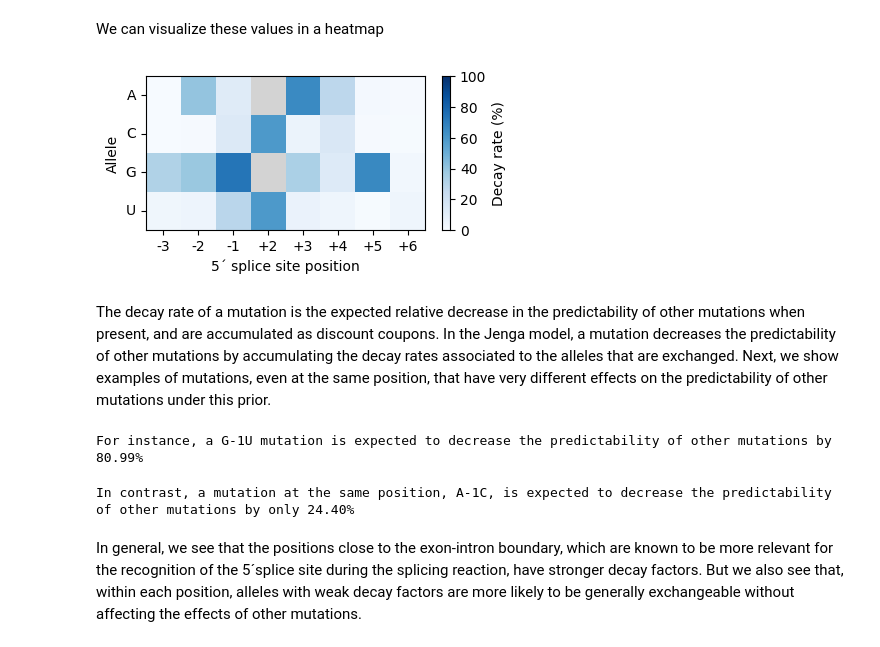
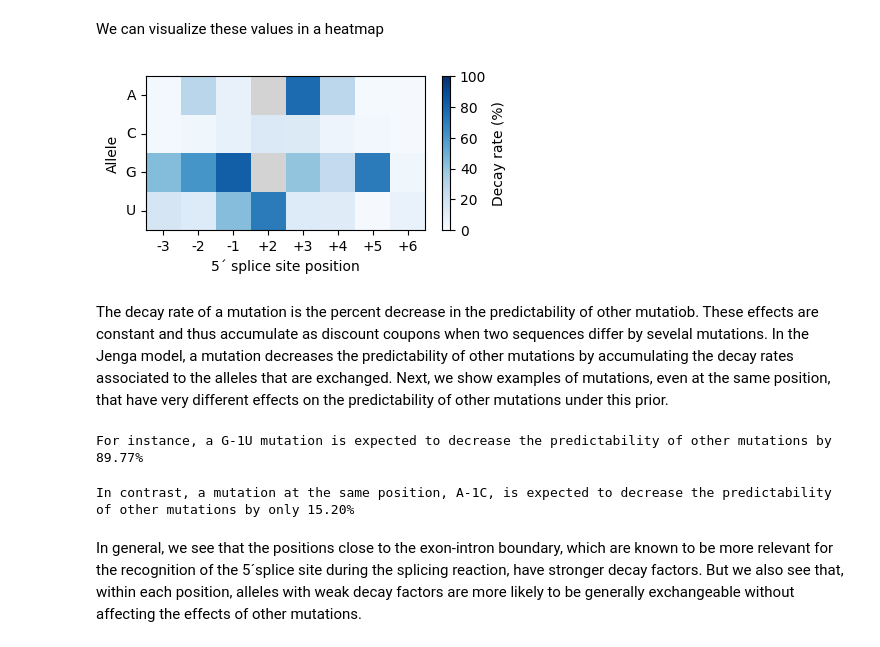
Before and after one commit to cmarti/epik, a Jupyter notebook: docs/usage/tutorial.ipynb, the cells around one changed output. Drawn from its saved outputs; the diff is of its cells as text; code cells hidden in the pictures.

```diff
--- a/docs/usage/tutorial.ipynb
+++ b/docs/usage/tutorial.ipynb
@@ -52,5 +54,5 @@ We next split the data into training and test subsets with `split_training_test`
 # %%
-splits = split_training_test(X, y, y_var, ptrain=0.05, dtype=torch.float32)
+splits = split_training_test(X, y, y_var, ptrain=0.075, dtype=torch.float32)
 train_x, train_y, test_x, test_y, train_y_var = splits
 
 # Subsample test data
@@ -63,11 +67,11 @@ To define an `EpiK` model, we first need to specify the kernel function that we
 # %%
 kernel = ConnectednessKernel(n_alleles=4, seq_length=8)
-model = EpiK(kernel, track_progress=True, learning_rate=0.1)
+model = EpiK(kernel, track_progress=True)
 model.set_data(train_x, train_y, train_y_var)
 # %% [markdown]
 After defining the `EpiK` model, we load the training data in the model and optimize the kernel hyperparameters by maximizing the marginal likelihood using the Adam optimizer for a number of predefined iterations. The argument `track_progress=True` allows us to follow the progress of the optimization and track how the loss function decreases
 # %%
-model.fit(n_iter=100)
+model.fit(n_iter=100, learning_rate=0.1)
 # %% [markdown]
 ### Make predictions on test sequences
 
@@ -127,9 +131,9 @@ labels = ['Exponential', 'Connectedness', 'Jenga']
 r2s = []
 for label, kernel_type in zip(labels, kernels):
     kernel = kernel_type(n_alleles=4, seq_length=8)
-    model = EpiK(kernel, track_progress=True, learning_rate=0.2)
+    model = EpiK(kernel, track_progress=True, max_n_lanczos_iterations=200)
     model.set_data(train_x, train_y, train_y_var)
-    model.fit(n_iter=100)
+    model.fit(n_iter=100, learning_rate=0.1)
     test_y_pred = model.predict(test_x, calc_variance=False)['coef']
     r2s.append(pearsonr(test_y_pred, test_y)[0] ** 2)
 results = pd.DataFrame({'kernel': labels, 'r2': r2s})
@@ -154,26 +171,26 @@ We can visualize these values in a heatmap
 # %%
 fig, axes = plt.subplots(1, 1, figsize=(4.5, 2.))
 axes.set_facecolor('lightgrey')
-sns.heatmap(decay_rates.T * 100, cmap='Blues', ax=axes,
+sns.heatmap(delta.T * 100, cmap='Blues', ax=axes,
             cbar_kws={'label': 'Decay rate (%)'},
             vmin=0, vmax=100)
 axes.set(xlabel='5´ splice site position',
          ylabel='Allele')
 axes.set_yticklabels(alleles, rotation=0)
 sns.despine(left=False, bottom=False, top=False, right=False)
 # %% [output]
-[figure, old version]
+[figure, new version]
 # %% [markdown]
-The decay rate of a mutation is the expected relative decrease in the predictability of other mutations when present, and are accumulated as discount coupons. In the Jenga model, a mutation decreases the predictability of other mutations by accumulating the decay rates associated to the alleles that are exchanged. Next, we show examples of mutations, even at the same position, that have very different effects on the predictability of other mutations under this prior.
+The decay rate of a mutation is the percent decrease in the predictability of other mutatiob. These effects are constant and thus accumulate as discount coupons when two sequences differ by sevelal mutations. In the Jenga model, a mutation decreases the predictability of other mutations by accumulating the decay rates associated to the alleles that are exchanged. Next, we show examples of mutations, even at the same position, that have very different effects on the predictability of other mutations under this prior.
 # %%
-d = (1 - (1 - decay_rates.loc['-1', 'G']) * (1 - decay_rates.loc['-1', 'U'])) * 100
+d = (1 - (1 - delta.loc['-1', 'G']) * (1 - delta.loc['-1', 'U'])) * 100
 print('For instance, a G-1U mutation is expected to decrease the predictability of other mutations by {:.2f}%'.format(d))
 # %% [output]
-For instance, a G-1U mutation is expected to decrease the predictability of other mutations by 80.99%
+For instance, a G-1U mutation is expected to decrease the predictability of other mutations by 89.77%
 # %%
-d = (1 - (1 - decay_rates.loc['-1', 'A']) * (1 - decay_rates.loc['-1', 'C'])) * 100
+d = (1 - (1 - delta.loc['-1', 'A']) * (1 - delta.loc['-1', 'C'])) * 100
 print('In contrast, a mutation at the same position, A-1C, is expected to decrease the predictability of other mutations by only {:.2f}%'.format(d))
 # %% [output]
-In contrast, a mutation at the same position, A-1C, is expected to decrease the predictability of other mutations by only 24.40%
+In contrast, a mutation at the same position, A-1C, is expected to decrease the predictability of other mutations by only 15.20%
 # %% [markdown]
 In general, we see that the positions close to the exon-intron boundary, which are known to be more relevant for the recognition of the 5´splice site during the splicing reaction, have stronger decay factors. But we also see that, within each position, alleles with weak decay factors are more likely to be generally exchangeable without affecting the effects of other mutations.
```
Also changed, not shown: parts of 15 cells of this notebook, 5 other files.
